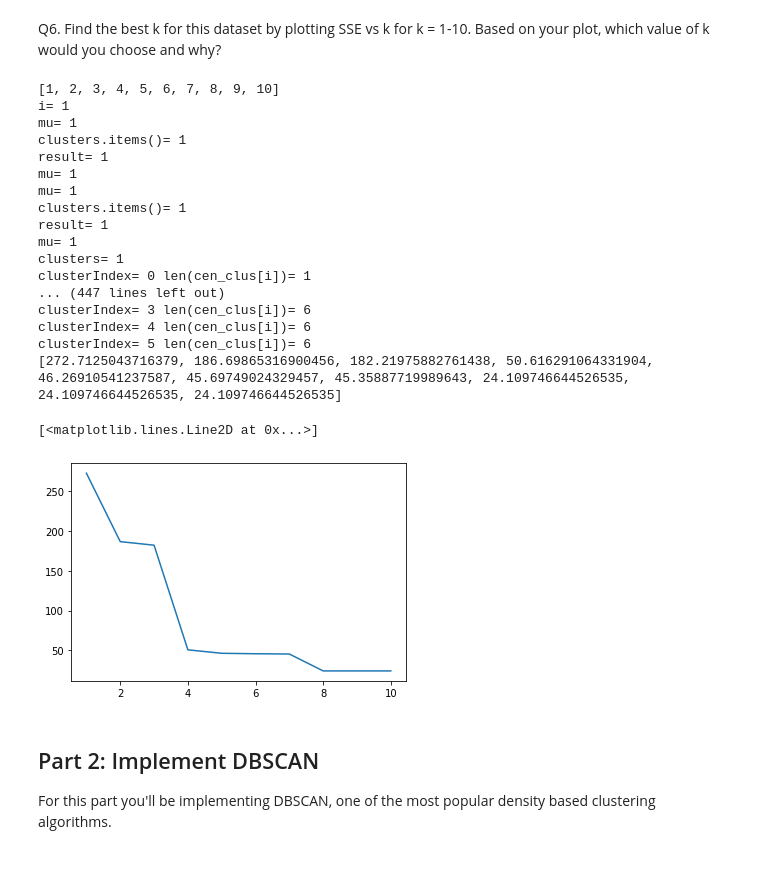
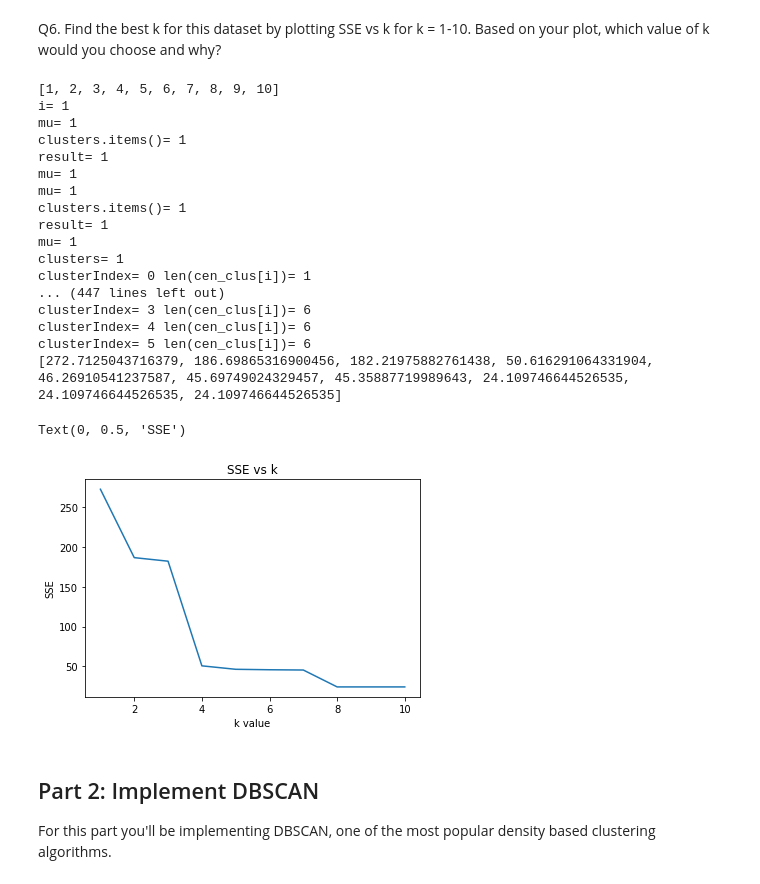
Before and after one commit to Tushar1729-k/clustering, a Jupyter notebook: HW4_Clustering.ipynb, the cells around one changed output. Saved outputs shown, nothing was run; the diff lists cells and outputs as text; code cells hidden in the pictures.

```diff
--- a/HW4_Clustering.ipynb
+++ b/HW4_Clustering.ipynb
@@ -203,35 +203,40 @@ Q6. Find the best k for this dataset by plotting SSE vs k for k = 1-10. Based on
 # your code goes here
 k = 10
 klst = list(range(1,k+1))
 print(klst)
 sselst = []
 for i in klst:
   print('i=',i)
   cen_clus = k_means_clustering(data, i)
   sse = calculate_sse(cen_clus)
   sselst.append(sse)
 print(sselst)
 plt.plot(klst, sselst)
+plt.title('SSE vs k')
+plt.xlabel('k value')
+plt.ylabel('SSE')
+
+# We would probably choose 4. This is because the SSE does not decrease much after k=4, and the SSE at k=4 seems to be sufficient in most cases.
 # %% [output]
 [1, 2, 3, 4, 5, 6, 7, 8, 9, 10]
 i= 1
 mu= 1
 clusters.items()= 1
 result= 1
 mu= 1
 mu= 1
 clusters.items()= 1
 result= 1
 mu= 1
 clusters= 1
 clusterIndex= 0 len(cen_clus[i])= 1
 ... (447 lines left out)
 clusterIndex= 3 len(cen_clus[i])= 6
 clusterIndex= 4 len(cen_clus[i])= 6
 clusterIndex= 5 len(cen_clus[i])= 6
 [272.7125043716379, 186.69865316900456, 182.21975882761438, 50.616291064331904, 46.26910541237587, 45.69749024329457, 45.35887719989643, 24.109746644526535, 24.109746644526535, 24.109746644526535]
-[<matplotlib.lines.Line2D at 0x...>]
+Text(0, 0.5, 'SSE')
-[figure, old version]
+[figure, new version]
 # %% [markdown]
 ## Part 2: Implement DBSCAN
 
```
